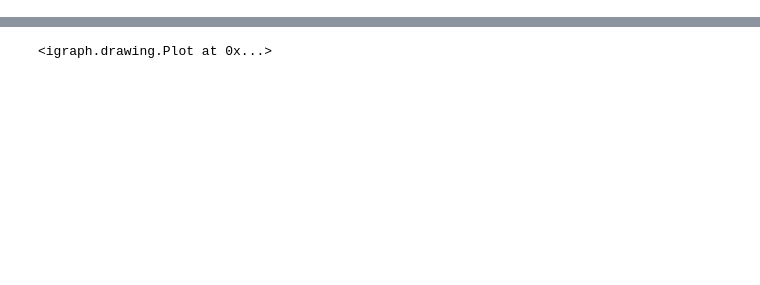
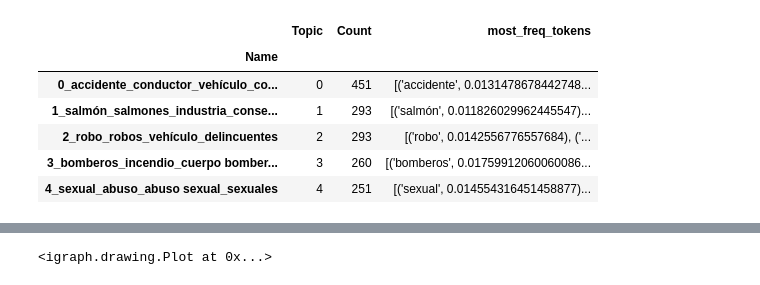
Before and after one commit to recmera/transformers-news-analysis, a Jupyter notebook: notebooks/4.data-analysis/textnets.ipynb, the cells around one changed output, grey strips where cells are left out. Drawn from its saved outputs; the diff is of its cells as text; code cells hidden in the pictures; blank space fills up the shorter version.

```diff
--- a/notebooks/4.data-analysis/textnets.ipynb
+++ b/notebooks/4.data-analysis/textnets.ipynb
@@ -43,0 +4,22 @@ df1.head()
+# %%
+import pandas as pd
+
+import ast
+def tokens_to_list(text):
+    text = text[1:-1]
+    res = ast.literal_eval(text)
+    return list(dict(res).keys())
+
+
+clusters = pd.read_csv("../../data/bertopic.csv")
+clusters = clusters[1:]
+clusters= clusters.set_index('Name')
+clusters.head()
+# %% [output]
+|  | Topic | Count | most_freq_tokens |
+| Name |  |  |  |
+| 0_accidente_conductor_vehículo_co... | 0 | 451 | [('accidente', 0.0131478678442748... |
+| 1_salmón_salmones_industria_conse... | 1 | 293 | [('salmón', 0.011826029962445547)... |
+| 2_robo_robos_vehículo_delincuentes | 2 | 293 | [('robo', 0.0142556776557684), ('... |
+| 3_bomberos_incendio_cuerpo bomber... | 3 | 260 | [('bomberos', 0.01759912060060086... |
+| 4_sexual_abuso_abuso sexual_sexuales | 4 | 251 | [('sexual', 0.014554316451458877)... |
```
Also changed, not shown: parts of 16 cells of this notebook.
